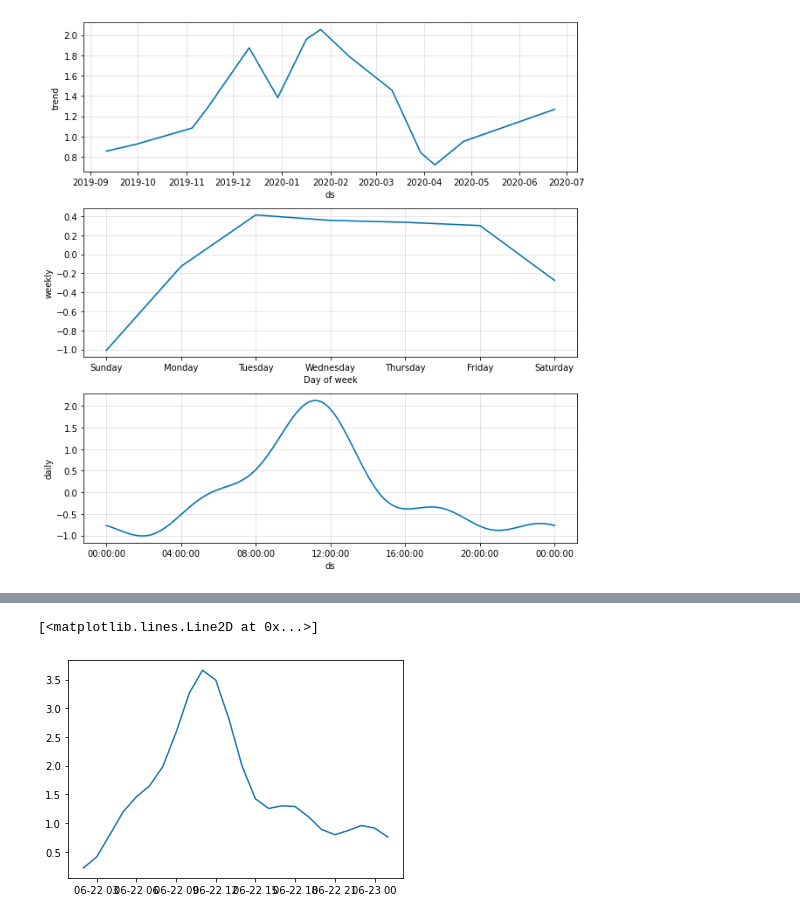
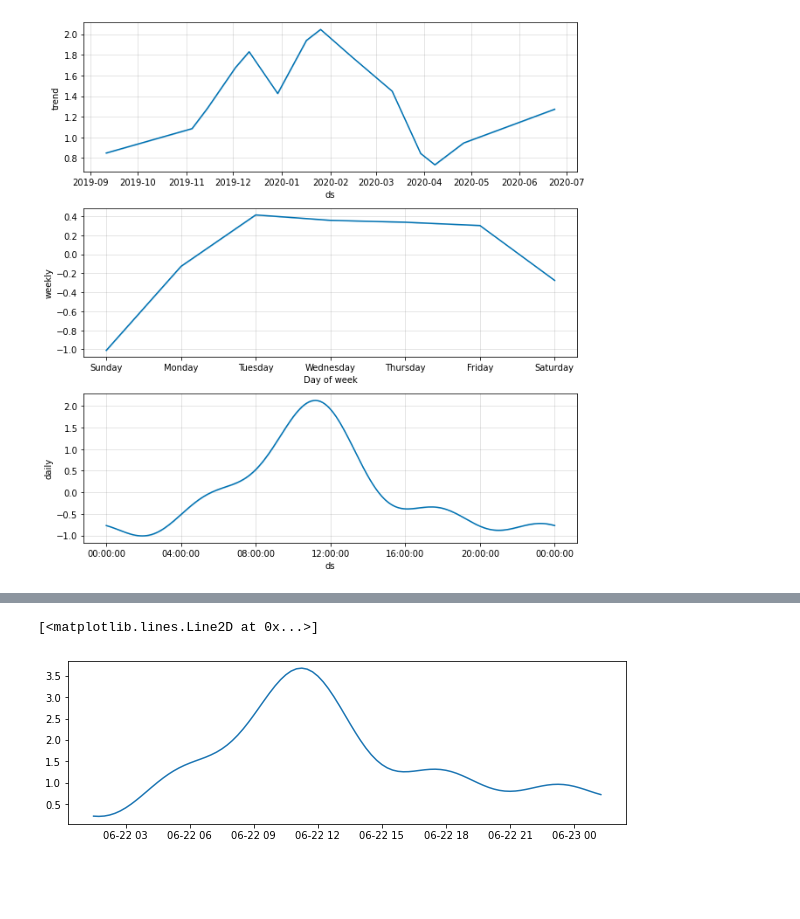
Before and after one commit to tgymnich/MensaForecast, a Jupyter notebook: forecast.ipynb, the cells around one changed output, grey strips where cells are left out. Saved outputs shown, nothing was run; the diff lists cells and outputs as text; code cells hidden in the pictures; blank space fills up the shorter version.

Commit message:
Improve prediction visualization

```diff
--- a/forecast.ipynb
+++ b/forecast.ipynb
@@ -45,7 +45,7 @@ fig2 = m.plot_components(forecast)
 # %% [output]
 [figure]
 # %%
-future_today = m.make_future_dataframe(periods=24, freq='H', include_history=False)
+future_today = m.make_future_dataframe(periods=96, freq='15T', include_history=False)
 today_forecast = m.predict(future_today)
 # %%
 m.plot_components(today_forecast)
@@ -57,7 +57,8 @@ today_forecast_only = today_forecast.filter(["ds", "yhat"])
 # %%
 import matplotlib.pyplot as plt
 
+plt.figure(figsize=(10, 3))
 plt.plot(today_forecast_only["ds"], today_forecast_only["yhat"])
 # %% [output]
 [<matplotlib.lines.Line2D at 0x...>]
-[figure, old version]
+[figure, new version]
```
Also changed, not shown: parts of 3 cells of this notebook.
